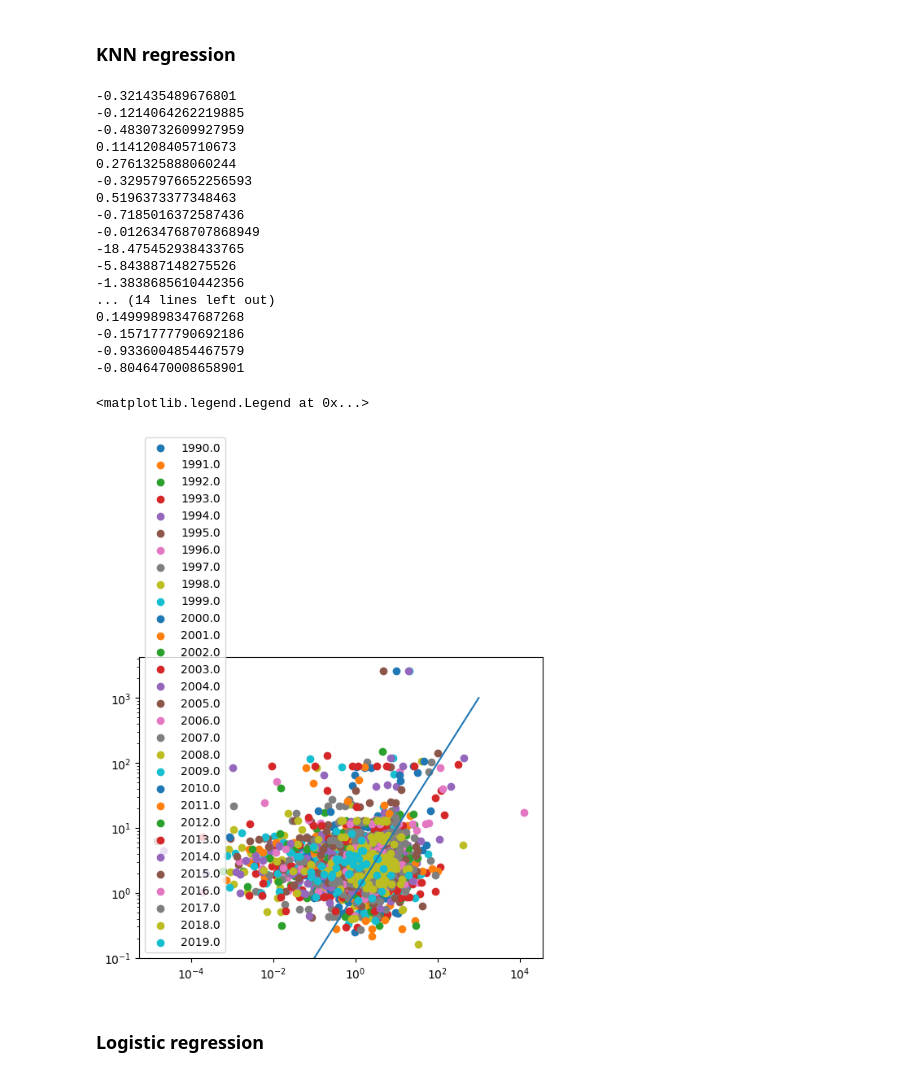
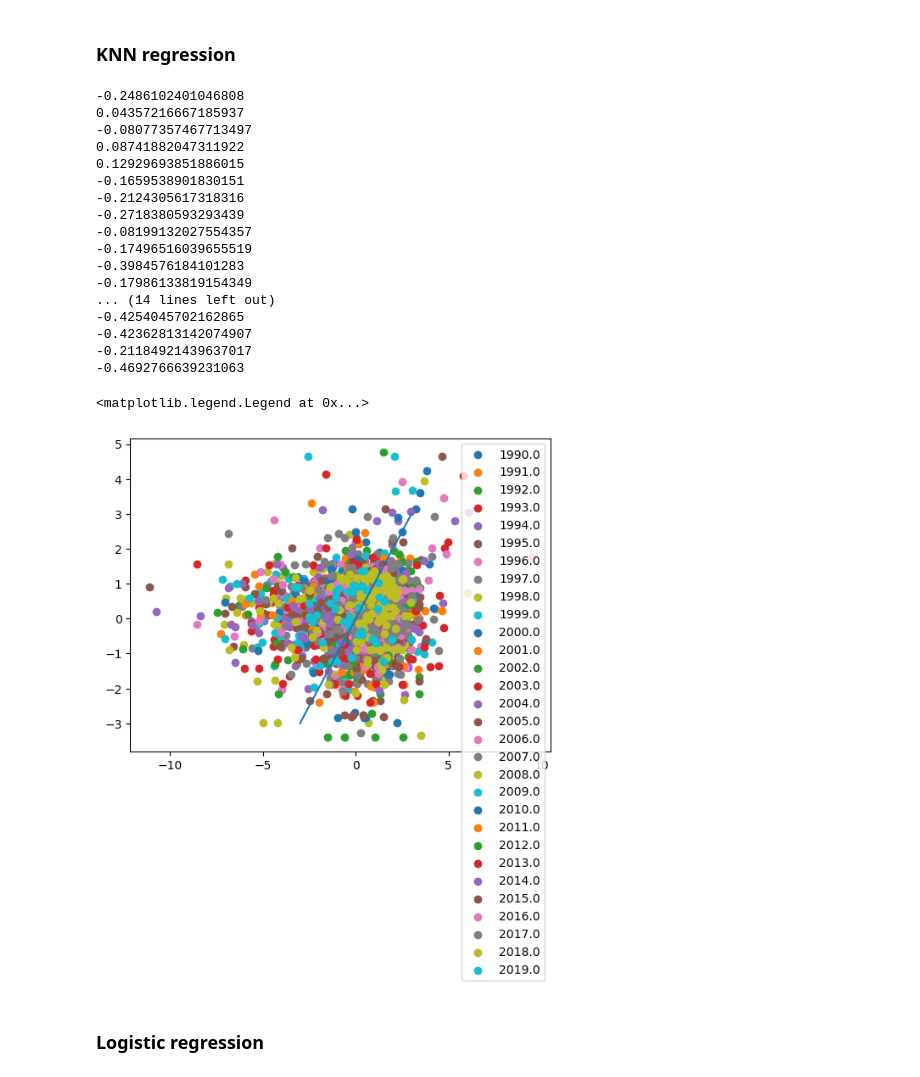
Before and after one commit to Divyantha369/spring-2025-greenlight, a Jupyter notebook: build_regression_models.ipynb, the cells around one changed output. Saved outputs shown, nothing was run; the diff lists cells and outputs as text; code cells hidden in the pictures.

```diff
--- a/build_regression_models.ipynb
+++ b/build_regression_models.ipynb
@@ -21,13 +21,13 @@ with open('processed_data/analysis_build.pkl', 'rb') as filename:
 predictors = ['runtime',
               'is_Winter_Holiday', 'is_Summer', 'is_Awards', 'is_Spring', 'is_Fall',
               'adjusted_budget',
-              'avg_wroi_director_id_1','avg_wroi_director_id_2', 'avg_wroi_director_id_3',
+              'avg_wroi_director_id_1', #'avg_wroi_director_id_2', 'avg_wroi_director_id_3',
               'avg_wroi_actor_id_1', 'avg_wroi_actor_id_2', 'avg_wroi_actor_id_3',
               'avg_wroi_genre_name_1', 'avg_wroi_genre_name_2', 'avg_wroi_genre_name_3',
-              'avg_wroi_production_company_1',# 'avg_wroi_production_company_2', 'avg_wroi_production_company_3',
-              'avg_rating_director_id_1', 'avg_rating_director_id_2', 'avg_rating_director_id_3',
+              'avg_wroi_production_company_1','avg_wroi_production_company_2', 'avg_wroi_production_company_3',
+              'avg_rating_director_id_1', #'avg_rating_director_id_2', 'avg_rating_director_id_3',
               'avg_rating_actor_id_1', 'avg_rating_actor_id_2', 'avg_rating_actor_id_3',
               'avg_rating_genre_name_1', 'avg_rating_genre_name_2','avg_rating_genre_name_3',
-              'avg_rating_production_company_1' #,'avg_rating_production_company_2', 'avg_rating_production_company_3'
+              'avg_rating_production_company_1','avg_rating_production_company_2', 'avg_rating_production_company_3'
              ]
 outputs = ['wroi']
@@ -76,37 +99,37 @@ plt.legend()
 # %%
 years = np.unique(processed_data.year)
 
 for year in years[:-1]:
     train_data = processed_data.loc[(processed_data.year <= year)]
     test_data = processed_data.loc[processed_data.year == year + 1]
-    neigh = KNeighborsRegressor(n_neighbors=5).fit(train_data[predictors], train_data[outputs])
-    print(neigh.score(test_data[predictors], test_data[outputs]))
-    plt.scatter(test_data[outputs], neigh.predict(test_data[predictors]), label = str(year))
+    neigh = KNeighborsRegressor(n_neighbors=5).fit(train_data[predictors], np.log(train_data[outputs]))
+    print(neigh.score(test_data[predictors], np.log(test_data[outputs])))
+    plt.scatter(np.log(test_data[outputs]), neigh.predict(test_data[predictors]), label = str(year))
 
-plt.plot(np.linspace(0, 1000, 20), np.linspace(0, 1000, 20))
-plt.semilogy()
-plt.semilogx()
+plt.plot(np.linspace(-3, 3, 20), np.linspace(-3, 3, 20))
+# plt.semilogy()
+# plt.semilogx()
 plt.legend()
 # %% [output]
--0.321435489676801
--0.1214064262219885
--0.4830732609927959
-0.1141208405710673
-0.2761325888060244
--0.32957976652256593
-0.5196373377348463
--0.7185016372587436
--0.012634768707868949
--18.475452938433765
--5.843887148275526
--1.3838685610442356
+-0.2486102401046808
+0.04357216667185937
+-0.08077357467713497
+0.08741882047311922
+0.12929693851886015
+-0.1659538901830151
+-0.2124305617318316
+-0.2718380593293439
+-0.08199132027554357
+-0.17496516039655519
+-0.3984576184101283
+-0.17986133819154349
 ... (14 lines left out)
-0.14999898347687268
--0.1571777790692186
--0.9336004854467579
--0.8046470008658901
+-0.4254045702162865
+-0.42362813142074907
+-0.21184921439637017
+-0.4692766639231063
 <matplotlib.legend.Legend at 0x...>
-[figure, old version]
+[figure, new version]
 # %% [markdown]
 ### Logistic regression
 # %%
```
Also changed, not shown: parts of 4 cells of this notebook, 2 other files.
